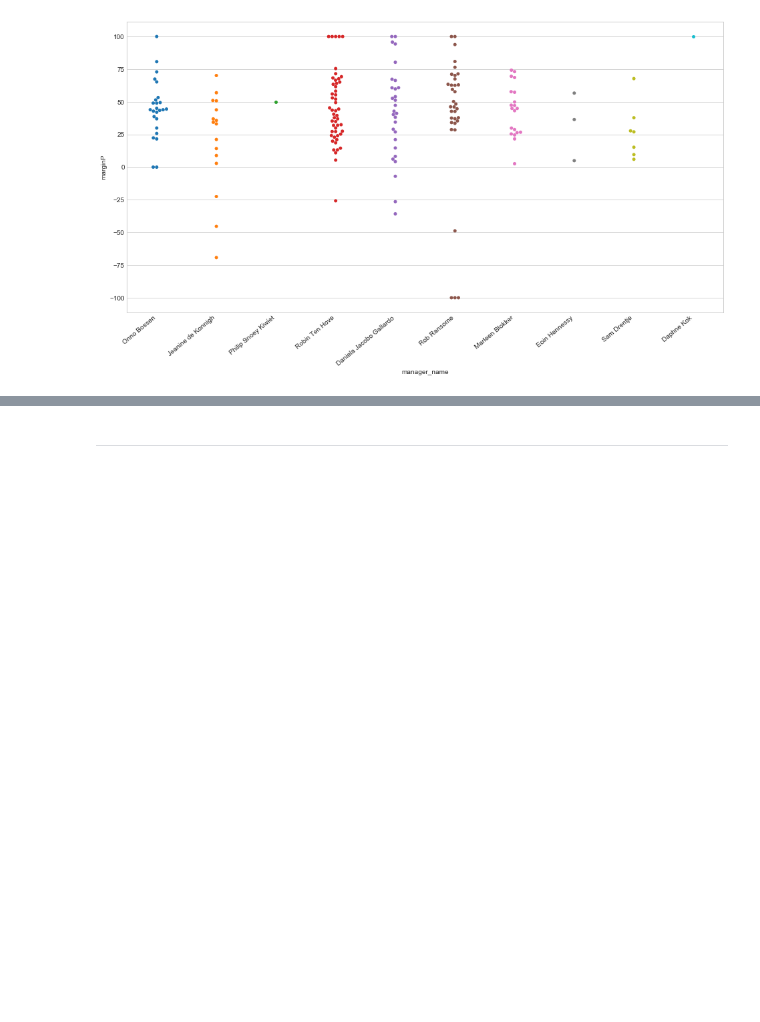
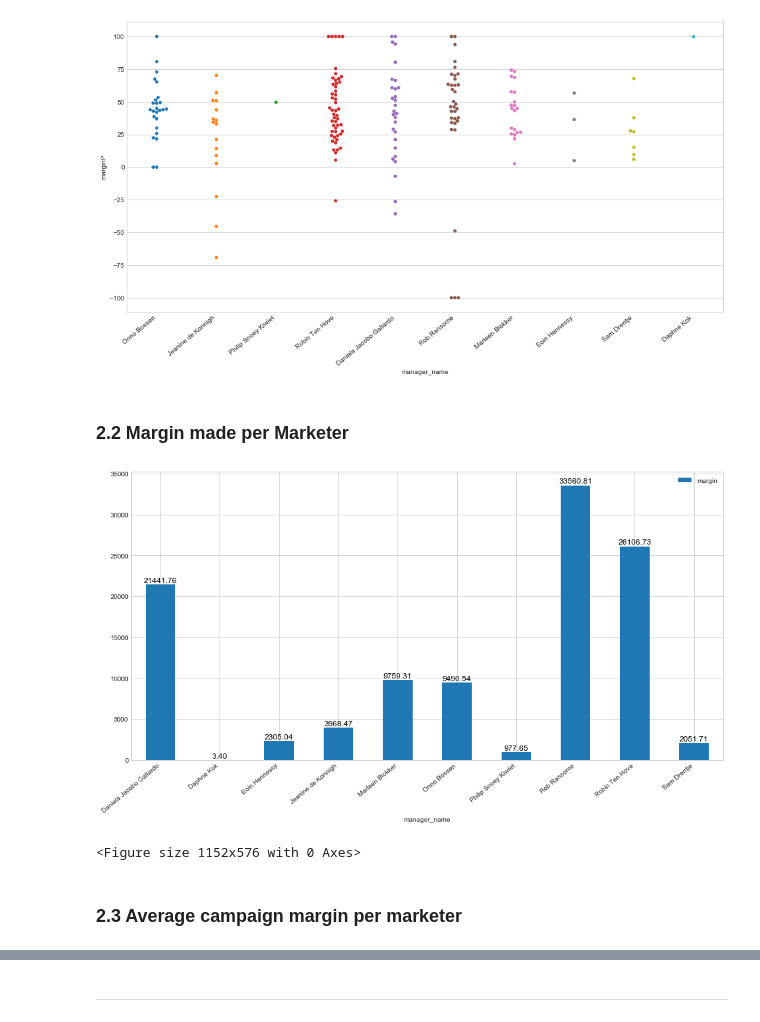
Before and after one commit to dirtyjackeen/GIT, a Jupyter notebook: 23_wt.ipynb, the cells around one changed output, grey strips where cells are left out. Drawn from its saved outputs; the diff is of its cells as text; code cells hidden in the pictures; blank space fills up the shorter version.

```diff
--- a/23_wt.ipynb
+++ b/23_wt.ipynb
@@ -138,3 +142,21 @@ ka
 # %% [output]
 <matplotlib.axes._subplots.AxesSubplot at 0x...>
 [figure]
+# %%
+#total by marketer
+df_country['total']=1
+df_marketer=df_country.groupby(by=['manager_name']).sum()
+# %% [markdown]
+### 2.2 Margin made per Marketer
+# %%
+pa=df_marketer[["margin"]].plot(kind="bar", figsize=(16,8))
+pa.set_xticklabels(pa.get_xticklabels(), rotation=40, ha="right")
+for p in pa.patches:
+             pa.annotate("%.2f" % p.get_height(), (p.get_x() + p.get_width() / 2., p.get_height()),
+                 ha="center", va="center", fontsize=12, color="black", xytext=(0, 6),
+                 textcoords="offset points")
+# %% [output]
+[figure, added]
+<Figure size 1152x576 with 0 Axes>
+# %% [markdown]
+### 2.3 Average campaign margin per marketer
```
Also changed, not shown: parts of 14 cells of this notebook.
